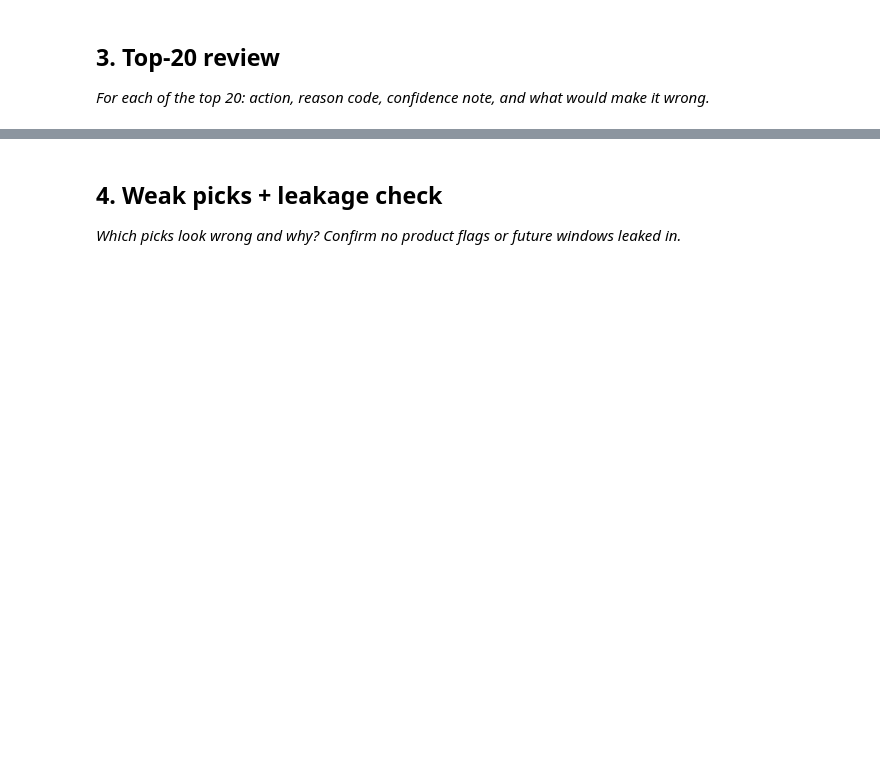
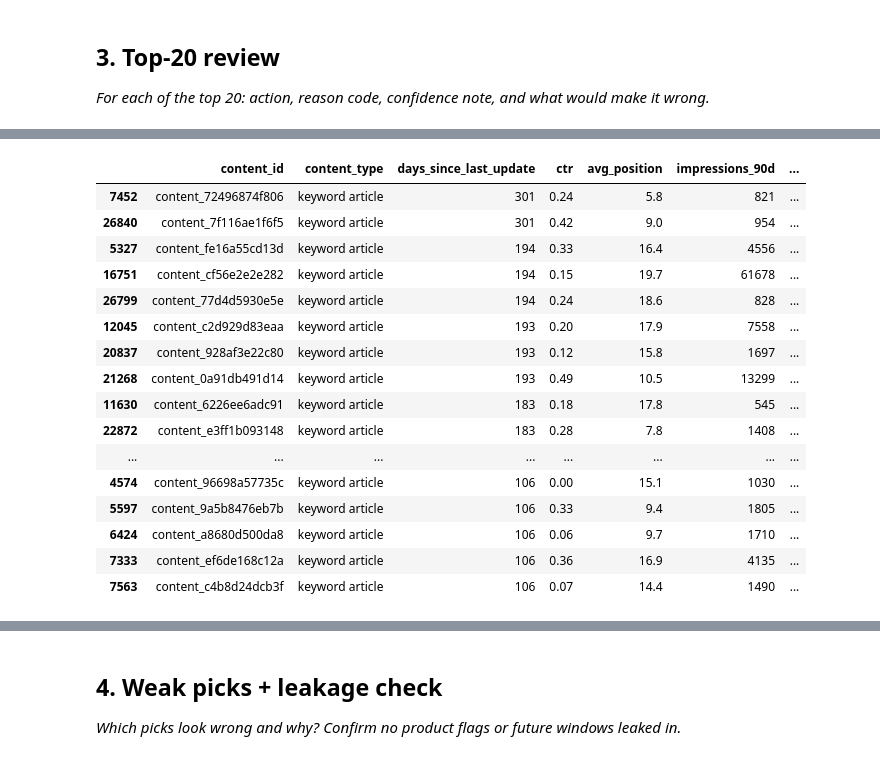
Before and after one commit to Asiya-Akhtar/flyrank-ml, a Jupyter notebook: work/notebooks/w04_baseline_score.ipynb, the cells around one changed output, grey strips where cells are left out. Cells and saved outputs as stored; diff of their text form; code cells hidden in the pictures; blank space fills up the shorter version.

```diff
--- a/work/notebooks/w04_baseline_score.ipynb
+++ b/work/notebooks/w04_baseline_score.ipynb
@@ -19,0 +204,13 @@ This skeleton is yours to fill. Work the sections **in order** — each one has
+# %%
+# Assign exactly ONE action label
+
+action_map = {
+    "stale_and_low_ctr": "refresh_and_fix_ctr",
+    "stale": "refresh",
+    "low_ctr_visible": "review_ctr",
+    "no_flag": "monitor"
+}
+
+df["action"] = df["reason_code"].map(action_map)
+
+print(df["action"].value_counts())
@@ -26,0 +312,42 @@ This skeleton is yours to fill. Work the sections **in order** — each one has
+# %%
+# Get the top 20 for review
+
+top20 = (
+    df.sort_values(
+        ["baseline_score", "days_since_last_update"],
+        ascending=[False, False]
+    )
+    .head(20)
+)
+
+top20[
+    [
+        "content_id",
+        "content_type",
+        "days_since_last_update",
+        "ctr",
+        "avg_position",
+        "impressions_90d",
+        "baseline_score",
+        "reason_code",
+        "action"
+    ]
+]
+# %% [output]
+|  | content_id | content_type | days_since_last_update | ctr | avg_position | impressions_90d | ... |
+| 7452 | content_72496874f806 | keyword article | 301 | 0.24 | 5.8 | 821 | ... |
+| 26840 | content_7f116ae1f6f5 | keyword article | 301 | 0.42 | 9.0 | 954 | ... |
+| 5327 | content_fe16a55cd13d | keyword article | 194 | 0.33 | 16.4 | 4556 | ... |
+| 16751 | content_cf56e2e2e282 | keyword article | 194 | 0.15 | 19.7 | 61678 | ... |
+| 26799 | content_77d4d5930e5e | keyword article | 194 | 0.24 | 18.6 | 828 | ... |
+| 12045 | content_c2d929d83eaa | keyword article | 193 | 0.20 | 17.9 | 7558 | ... |
+| 20837 | content_928af3e22c80 | keyword article | 193 | 0.12 | 15.8 | 1697 | ... |
+| 21268 | content_0a91db491d14 | keyword article | 193 | 0.49 | 10.5 | 13299 | ... |
+| 11630 | content_6226ee6adc91 | keyword article | 183 | 0.18 | 17.8 | 545 | ... |
+| 22872 | content_e3ff1b093148 | keyword article | 183 | 0.28 | 7.8 | 1408 | ... |
+| ... | ... | ... | ... | ... | ... | ... | ... |
+| 4574 | content_96698a57735c | keyword article | 106 | 0.00 | 15.1 | 1030 | ... |
+| 5597 | content_9a5b8476eb7b | keyword article | 106 | 0.33 | 9.4 | 1805 | ... |
+| 6424 | content_a8680d500da8 | keyword article | 106 | 0.06 | 9.7 | 1710 | ... |
+| 7333 | content_ef6de168c12a | keyword article | 106 | 0.36 | 16.9 | 4135 | ... |
+| 7563 | content_c4b8d24dcb3f | keyword article | 106 | 0.07 | 14.4 | 1490 | ... |
```
Also changed, not shown: parts of 19 cells of this notebook.
